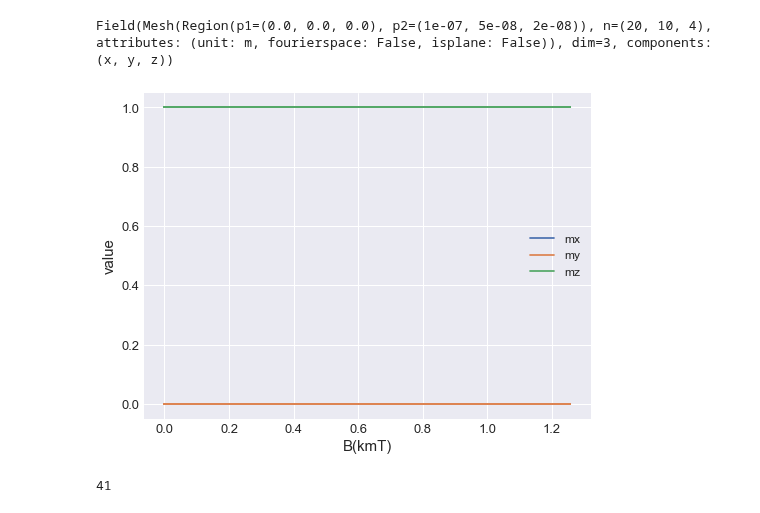
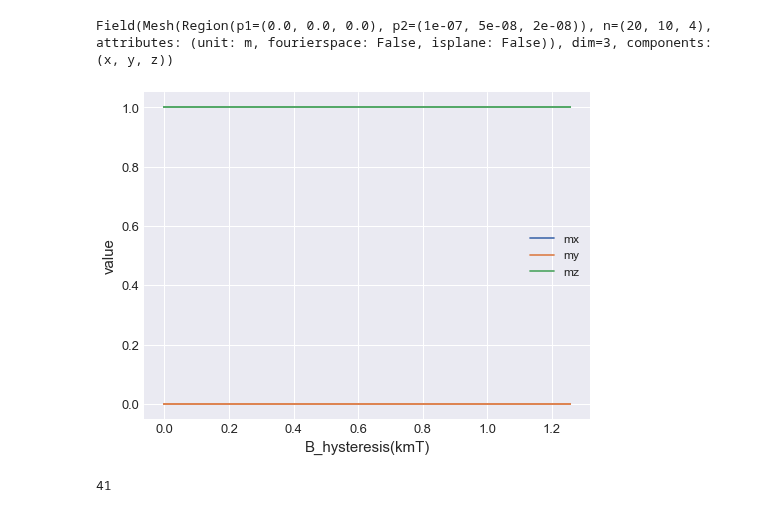
Before and after one commit to ubermag/micromagneticdata, a Jupyter notebook: docs/dev-test.ipynb, the cells around one changed output. Saved outputs shown, nothing was run; the diff lists cells and outputs as text; code cells hidden in the pictures.

```diff
--- a/docs/dev-test.ipynb
+++ b/docs/dev-test.ipynb
@@ -82,9 +82,9 @@ drive.m0
 # %% [output]
 Field(Mesh(Region(p1=(0.0, 0.0, 0.0), p2=(1e-07, 5e-08, 2e-08)), n=(20, 10, 4), attributes: (unit: m, fourierspace: False, isplane: False)), dim=3, components: (x, y, z))
 # %%
-drive.table.mpl(x='B', y=['mx', 'my', 'mz'])
+drive.table.mpl(x='B_hysteresis', y=['mx', 'my', 'mz'])
 # %% [output]
-[figure, old version]
+[figure, new version]
 # %%
 drive.n
 # %% [output]
```
Also changed, not shown: parts of 5 cells of this notebook.
